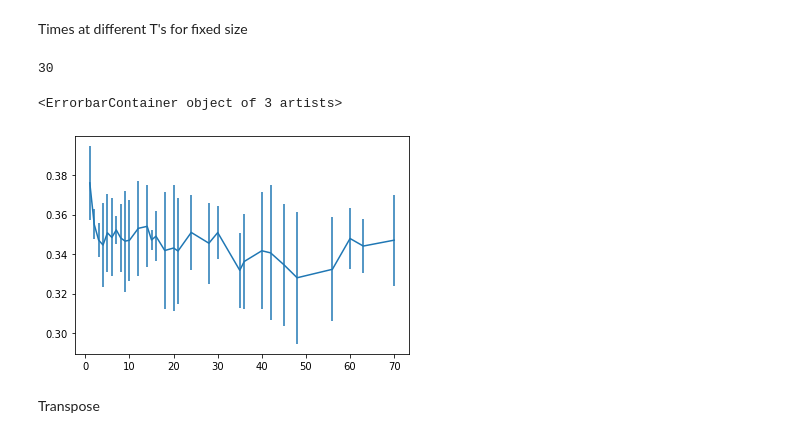
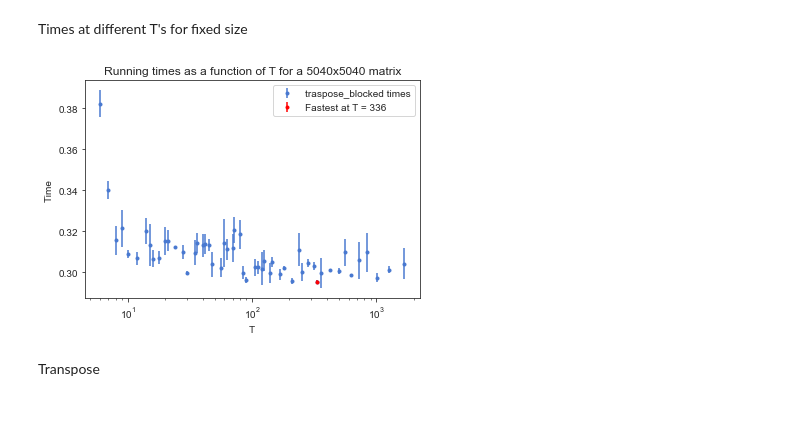
Before and after one commit to JakobSchauser/MLandData, a Jupyter notebook: HPPS/Exam/dataprocessing.ipynb, the cells around one changed output. Drawn from its saved outputs; the diff is of its cells as text; code cells hidden in the pictures; blank space fills up the shorter version.

```diff
--- a/HPPS/Exam/dataprocessing.ipynb
+++ b/HPPS/Exam/dataprocessing.ipynb
@@ -43,31 +51,45 @@ array([ 1,  1,  3,  1,  1,  2,  7,  2,  3, 10, 11,  8, 13,  2,  5, 16, 17,
        13,  1,  9, 25, 49, 57,  4, 59, 24,  1, 31,  1,  4,  5])
 # %% [markdown]
 Times at different T's for fixed size
-# %%
-dat = np.genfromtxt(f"exam-handout/times_for_T_for_5040_1.csv",delimiter = ",",skip_header = 1,dtype=float)
-x,y = dat[1:,0],dat[1:,1]
-x[0] = 1
-X = x[y!=-1]
-Y = y[y!=-1]
-print(len(Y))
-
-for i in range(2,7):
-    dat = np.genfromtxt(f"exam-handout/times_for_T_for_5040_{i}.csv",delimiter = ",",skip_header = 1,dtype=float)
-    x,y = dat[1:,0],dat[1:,1]
-    x[0] = 1
-    x = x[y!=-1]
-    y = y[y!=-1]
-    Y = np.append(Y,y)
-Y = Y.reshape(6,len(y))
-
-plt.errorbar(X,np.mean(Y,axis=0),yerr=np.std(Y,axis=0))
-
-# plt.vlines(np.sqrt(5040),0,4)
-# math.gcd(5040,5040)
-# %% [output]
-30
-<ErrorbarContainer object of 3 artists>
-[figure, removed]
+# %%
+dat = np.genfromtxt(f"exam-handout/times_for_T_for_5040_5runs.csv",delimiter = ",",skip_header = 1,dtype=float)
+
+
+X = dat[6:,0].astype(int)
+Y = dat[6:,1:]
+
+Y_m = np.mean(Y,axis=1)
+Y_std = np.std(Y,axis=1)
+
+X = X[Y_m!=-1]
+Y_std = Y_std[Y_m!=-1]
+Y_m = Y_m[Y_m!=-1]
+
+
+
+fig, ax = plt.subplots()
+# fillpretty(X,Y_m,Y_std,ax)
+ax.errorbar(X,Y_m,yerr=Y_std,fmt = ".",label = "traspose_blocked times")
+_min = np.argmin(Y_m+Y_std)
+ax.errorbar(X[_min],Y_m[_min],yerr=Y_std[_min],fmt = ".",color="red",label = f"Fastest at T = {X[_min]}")
+
+# plt.ylim(0.29,0.34)
+# plt.xlim(0,100)
+ax.set_xscale("log")
+
+ax.legend()
+
+plt.title("Running times as a function of T for a 5040x5040 matrix")
+ax.set_ylabel("Time ")
+ax.set_xlabel("T")
+# sns.despine()
+plt.show()
+
+# ax.vlines(X[_min],0.3,0.34)
+# plt.vlines(np.sqrt(5040),0,4)
+# math.gcd(5040,5040)
+# %% [output]
+[figure, added]
 # %% [markdown]
 Transpose
 # %%
```
Also changed, not shown: parts of 5 cells of this notebook, 8 other files.
